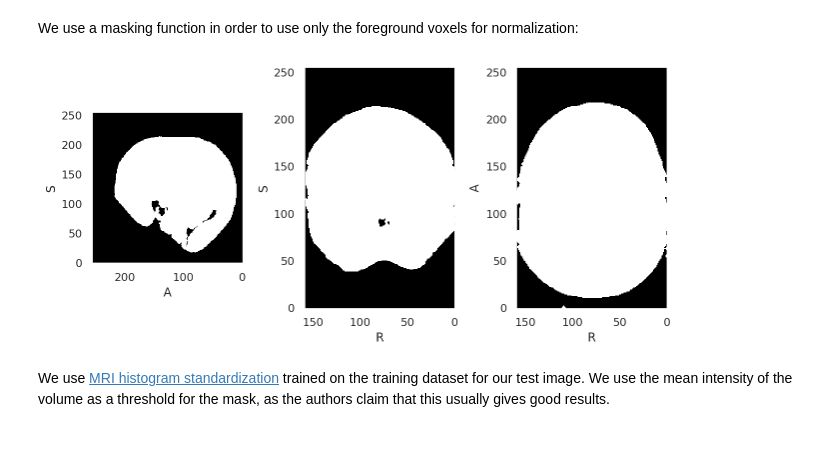
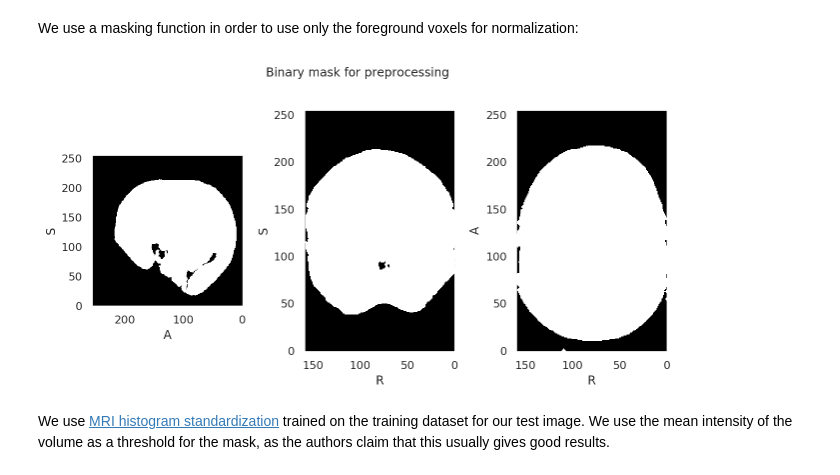
Before and after one commit to fepegar/tf2pt, a Jupyter notebook: MICCAI_2019.ipynb, the cells around one changed output. Saved outputs shown, nothing was run; the diff lists cells and outputs as text; code cells hidden in the pictures; blank space fills up the shorter version.

```diff
--- a/MICCAI_2019.ipynb
+++ b/MICCAI_2019.ipynb
@@ -361,9 +398,9 @@ We use a masking function in order to use only the foreground voxels for normali
 # %%
 binary_masking_func = BinaryMaskingLayer(type_str=config['NETWORK']['foreground_type'])
 mask = binary_masking_func(original_image)
-visualization.plot_volume(mask, enhace=False, title='Binary mask for preprocessing')
+visualization.plot_volume(mask, enhance=False, title='Binary mask for preprocessing')
 # %% [output]
-[figure, old version]
+[figure, new version]
 # %% [markdown]
 We use [MRI histogram standardization](https://ieeexplore.ieee.org/document/836373) trained on the training dataset for our test image. We use the mean intensity of the volume as a threshold for the mask, as the authors claim that this usually gives good results.
 # %%
```
Also changed, not shown: parts of 21 cells of this notebook, 1 other file.
